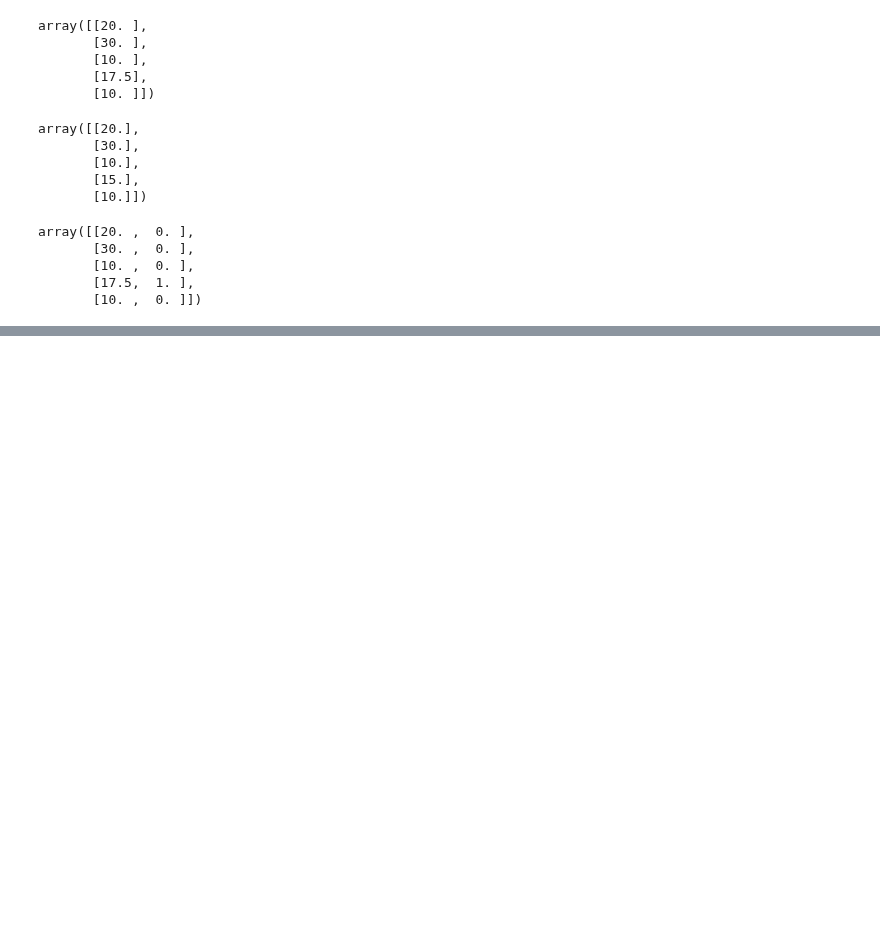
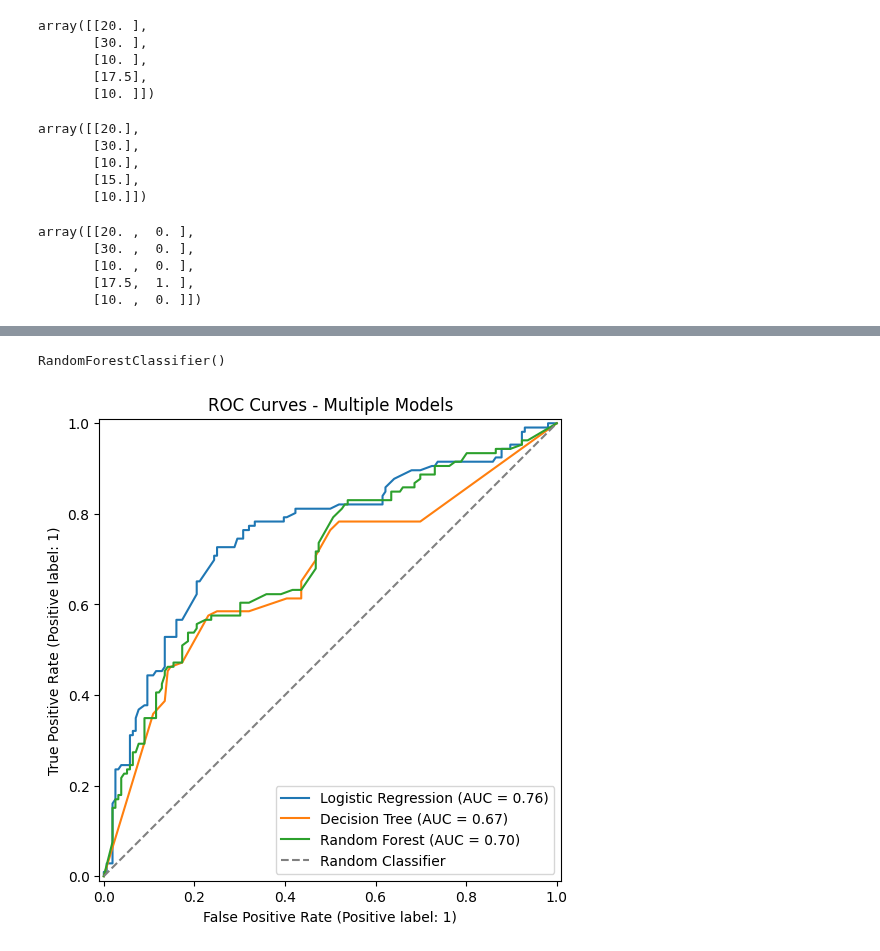
Before and after one commit to poorialari2017/ML_git001, a Jupyter notebook: MLproj002/Pooria/01 Preprocessing/Scikit-Learn/00 20Trick of Sckit-Learn.ipynb, the cells around one changed output, grey strips where cells are left out. Saved outputs shown, nothing was run; the diff lists cells and outputs as text; code cells hidden in the pictures; blank space fills up the shorter version.

```diff
--- a/MLproj002/Pooria/01 Preprocessing/Scikit-Learn/00 20Trick of Sckit-Learn.ipynb
+++ b/MLproj002/Pooria/01 Preprocessing/Scikit-Learn/00 20Trick of Sckit-Learn.ipynb
@@ -221,0 +464,34 @@ array([[20. ,  0. ],
+# %%
+cols = ['pclass', 'fare', 'sibsp']
+X = df[cols]
+y = df['survived']
+# %%
+# حذف ردیف‌هایی که دارای مقادیر NaN هستند
+X_clean = X.dropna()
+y_clean = y[X_clean.index]
+
+# تقسیم داده‌های تمیز
+X_train, X_test, y_train, y_test = train_test_split(X_clean, y_clean, test_size=0.2, random_state=42)
+# %%
+lr = LogisticRegression()
+dt = DecisionTreeClassifier()
+rf = RandomForestClassifier()
+# %%
+lr.fit(X_train, y_train)
+dt.fit(X_train, y_train)
+rf.fit(X_train, y_train)
+# %% [output]
+RandomForestClassifier()
+# %%
+fig, ax = plt.subplots(figsize=(8, 6))
+
+RocCurveDisplay.from_estimator(lr, X_test, y_test, ax=ax, name='Logistic Regression')
+RocCurveDisplay.from_estimator(dt, X_test, y_test, ax=ax, name='Decision Tree')
+RocCurveDisplay.from_estimator(rf, X_test, y_test, ax=ax, name='Random Forest')
+
+plt.plot([0, 1], [0, 1], linestyle='--', color='gray', label='Random Classifier')
+plt.title('ROC Curves - Multiple Models')
+plt.legend()
+plt.show()
+# %% [output]
+[figure, added]
```
Also changed, not shown: parts of 36 cells of this notebook, 1 other file.
